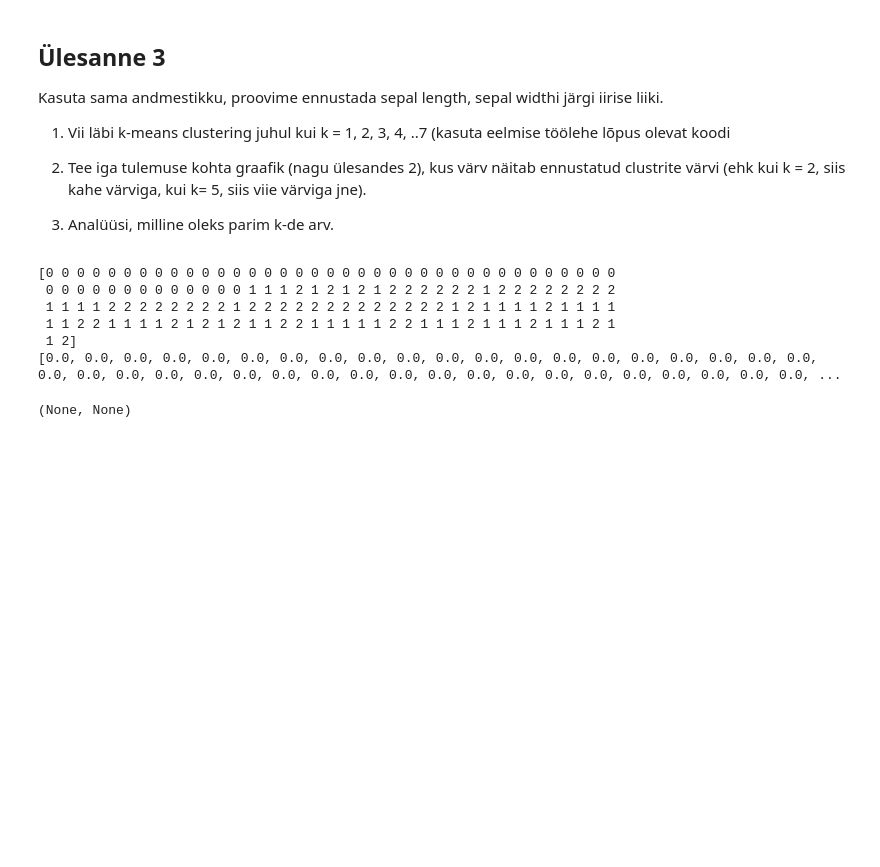
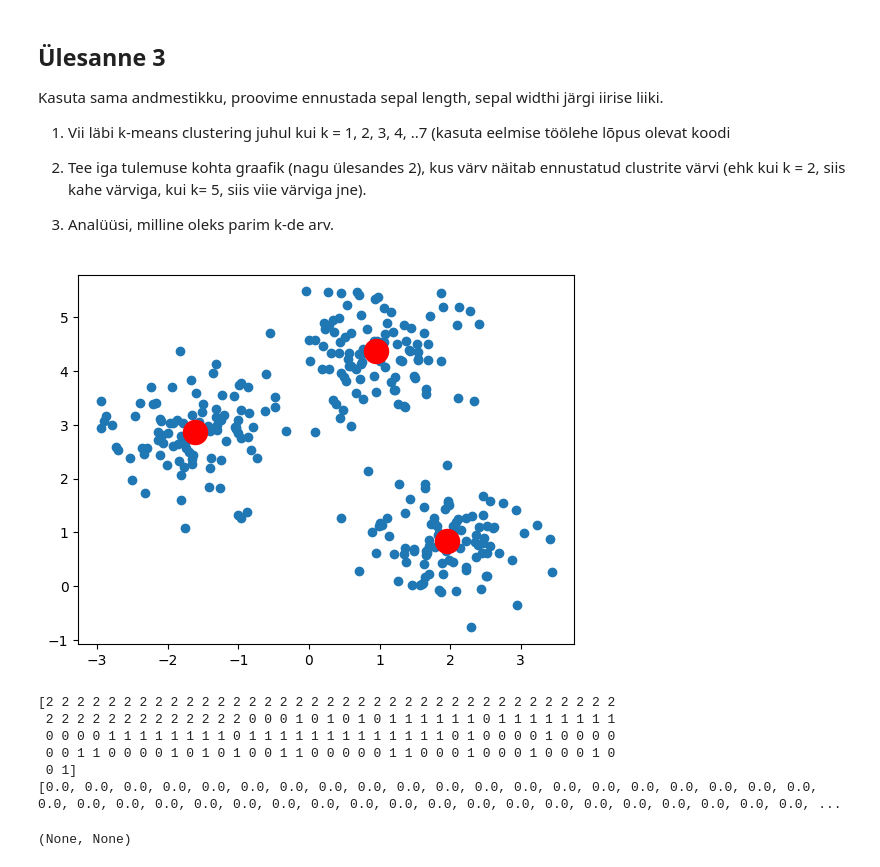
Before and after one commit to sego-w/someschoolting, a Jupyter notebook: 5. ylesanne/5_tööleht.ipynb, the cells around one changed output. Drawn from its saved outputs; the diff is of its cells as text; code cells hidden in the pictures; blank space fills up the shorter version.

```diff
--- a/5. ylesanne/5_tööleht.ipynb
+++ b/5. ylesanne/5_tööleht.ipynb
@@ -126,30 +126,44 @@ Kasuta sama andmestikku, proovime ennustada sepal length, sepal widthi järgi ii
 
 3) Analüüsi, milline oleks parim k-de arv.
 # %%
+from sklearn.cluster import KMeans
+from sklearn.datasets import make_blobs
 
+import numpy as np
+X, y = make_blobs(n_samples=300, centers=3, cluster_std=0.60, random_state=0)
+
+kmeans = KMeans(n_clusters=3,max_iter=300, n_init=10, random_state=0)
+pred_y = kmeans.fit_predict(X)
+
+plt.scatter(X[:,0], X[:,1])
+plt.scatter(kmeans.cluster_centers_[:, 0], kmeans.cluster_centers_[:, 1], s=300, c='red')
+plt.show()
 
 iris = load_iris()
 andmed= pd.DataFrame(data= np.c_[iris['data'], iris['target']],
                  columns= iris['feature_names'] + ['target'])
 
 andmed['species'] = pd.Categorical.from_codes(iris.target, iris.target_names)
 andmed
 
 #Kustutada
 from sklearn.cluster import KMeans
 from sklearn.datasets import make_blobs
 
 X = andmed[['sepal length (cm)', 'sepal width (cm)']]
 kmeans = KMeans(n_clusters=3,max_iter=300, n_init=10, random_state=0)
 kmeans = KMeans(n_clusters=3)
 kmeans.fit(X)
+plt.scatter(X[:,0], X[:,1])
+plt.show()
 
 print(kmeans.labels_), print(list(andmed["target"]))
 # %% [output]
+[figure, added]
-[0 0 0 0 0 0 0 0 0 0 0 0 0 0 0 0 0 0 0 0 0 0 0 0 0 0 0 0 0 0 0 0 0 0 0 0 0
- 0 0 0 0 0 0 0 0 0 0 0 0 0 1 1 1 2 1 2 1 2 1 2 2 2 2 2 2 1 2 2 2 2 2 2 2 2
- 1 1 1 1 2 2 2 2 2 2 2 2 1 2 2 2 2 2 2 2 2 2 2 2 2 2 1 2 1 1 1 1 2 1 1 1 1
- 1 1 2 2 1 1 1 1 2 1 2 1 2 1 1 2 2 1 1 1 1 1 2 2 1 1 1 2 1 1 1 2 1 1 1 2 1
- 1 2]
+[2 2 2 2 2 2 2 2 2 2 2 2 2 2 2 2 2 2 2 2 2 2 2 2 2 2 2 2 2 2 2 2 2 2 2 2 2
+ 2 2 2 2 2 2 2 2 2 2 2 2 2 0 0 0 1 0 1 0 1 0 1 1 1 1 1 1 0 1 1 1 1 1 1 1 1
+ 0 0 0 0 1 1 1 1 1 1 1 1 0 1 1 1 1 1 1 1 1 1 1 1 1 1 0 1 0 0 0 0 1 0 0 0 0
+ 0 0 1 1 0 0 0 0 1 0 1 0 1 0 0 1 1 0 0 0 0 0 1 1 0 0 0 1 0 0 0 1 0 0 0 1 0
+ 0 1]
 [0.0, 0.0, 0.0, 0.0, 0.0, 0.0, 0.0, 0.0, 0.0, 0.0, 0.0, 0.0, 0.0, 0.0, 0.0, 0.0, 0.0, 0.0, 0.0, 0.0, 0.0, 0.0, 0.0, 0.0, 0.0, 0.0, 0.0, 0.0, 0.0, 0.0, 0.0, 0.0, 0.0, 0.0, 0.0, 0.0, 0.0, 0.0, 0.0, 0.0, ...
 (None, None)
```
Also changed, not shown: parts of 1 cell of this notebook, 1 other file.
